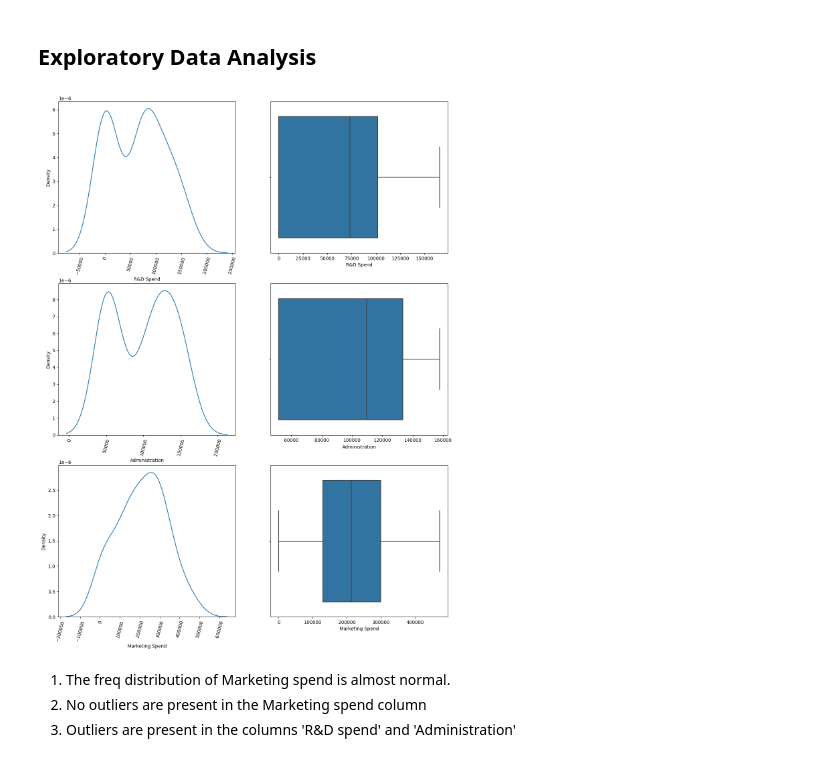
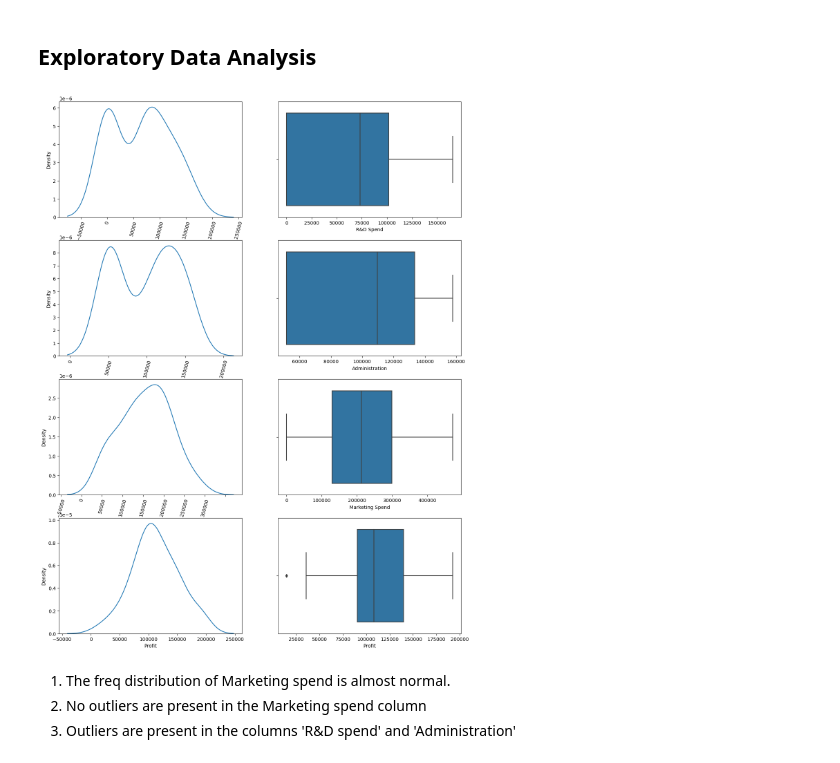
Before and after one commit to devroopsaha744/MLCOE-TASK-2, a Jupyter notebook: MLCOE_task_2_Regression_Task.ipynb, the cells around one changed output. Cells and saved outputs as stored; diff of their text form; code cells hidden in the pictures.

```diff
--- a/MLCOE_task_2_Regression_Task.ipynb
+++ b/MLCOE_task_2_Regression_Task.ipynb
@@ -77,21 +77,24 @@ dtype: int64
 # %% [markdown]
 ## **Exploratory Data Analysis**
 # %%
-fig, axes = plt.subplots(3,2, figsize = (15,20))
+fig, axes = plt.subplots(4,2, figsize = (15,20))
 
 sns.kdeplot(x = 'R&D Spend', data = df, ax = axes[0][0])
 sns.boxplot(x = 'R&D Spend', data = df, ax = axes[0][1])
 sns.kdeplot(x = 'Administration', data = df, ax = axes[1][0])
 sns.boxplot(x = 'Administration', data = df, ax = axes[1][1])
 sns.kdeplot(x = 'Marketing Spend', data = df, ax = axes[2][0])
 sns.boxplot(x = 'Marketing Spend', data = df, ax = axes[2][1])
+sns.kdeplot(x = 'Profit', data = df, ax = axes[3][0])
+sns.boxplot(x = 'Profit', data = df, ax = axes[3][1])
 axes[0][0].set_xticklabels(axes[0][0].get_xticklabels(), rotation=75)
 axes[1][0].set_xticklabels(axes[1][0].get_xticklabels(), rotation=75)
 axes[2][0].set_xticklabels(axes[2][0].get_xticklabels(), rotation=75)
+axes[2][0].set_xticklabels(axes[3][0].get_xticklabels(), rotation=75)
 
 plt.show()
 # %% [output]
-[figure, old version]
+[figure, new version]
 # %% [markdown]
 1. The freq distribution of Marketing spend is almost normal.
 2. No outliers are present in the Marketing spend column
```
Also changed, not shown: parts of 10 cells of this notebook.
